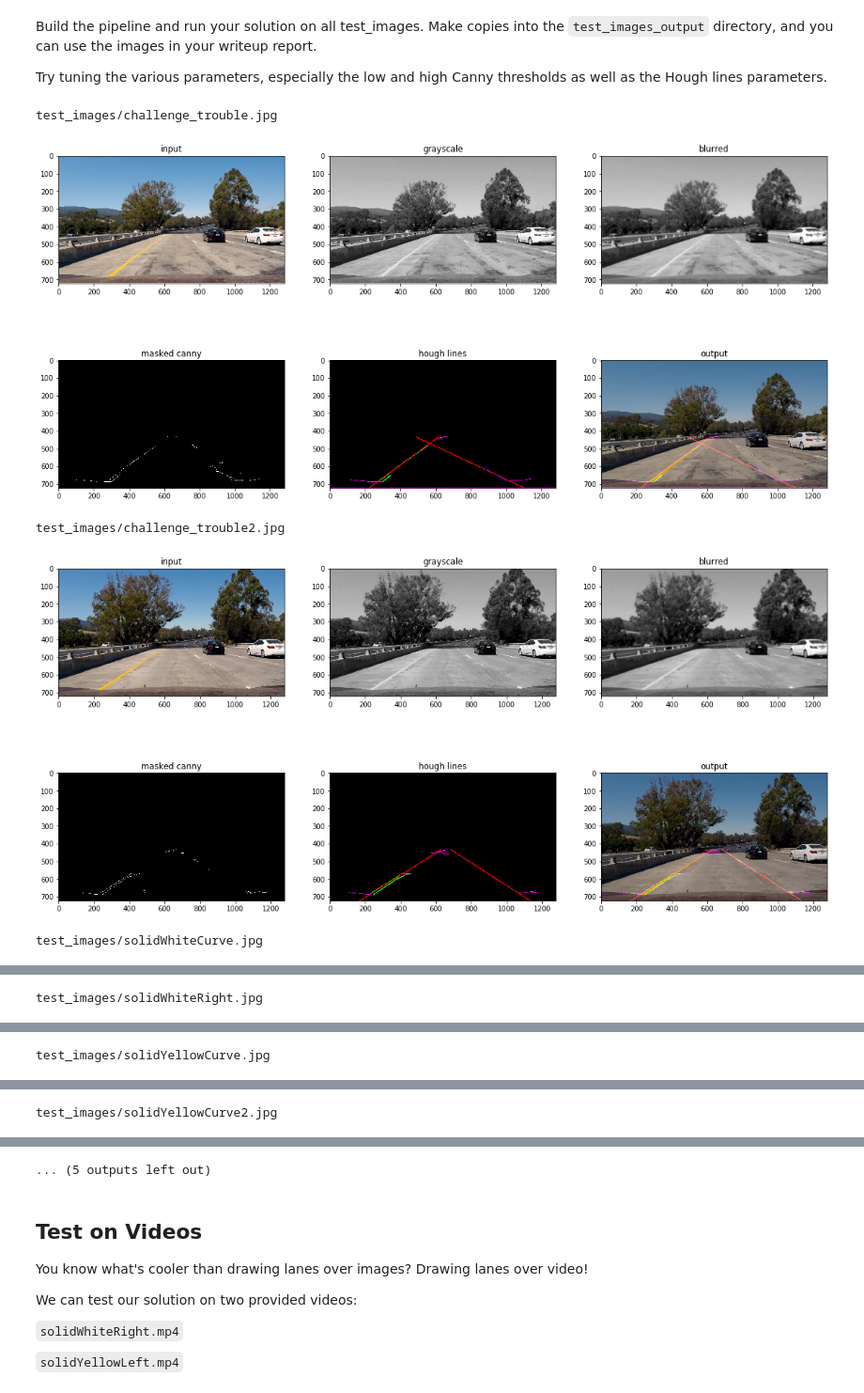
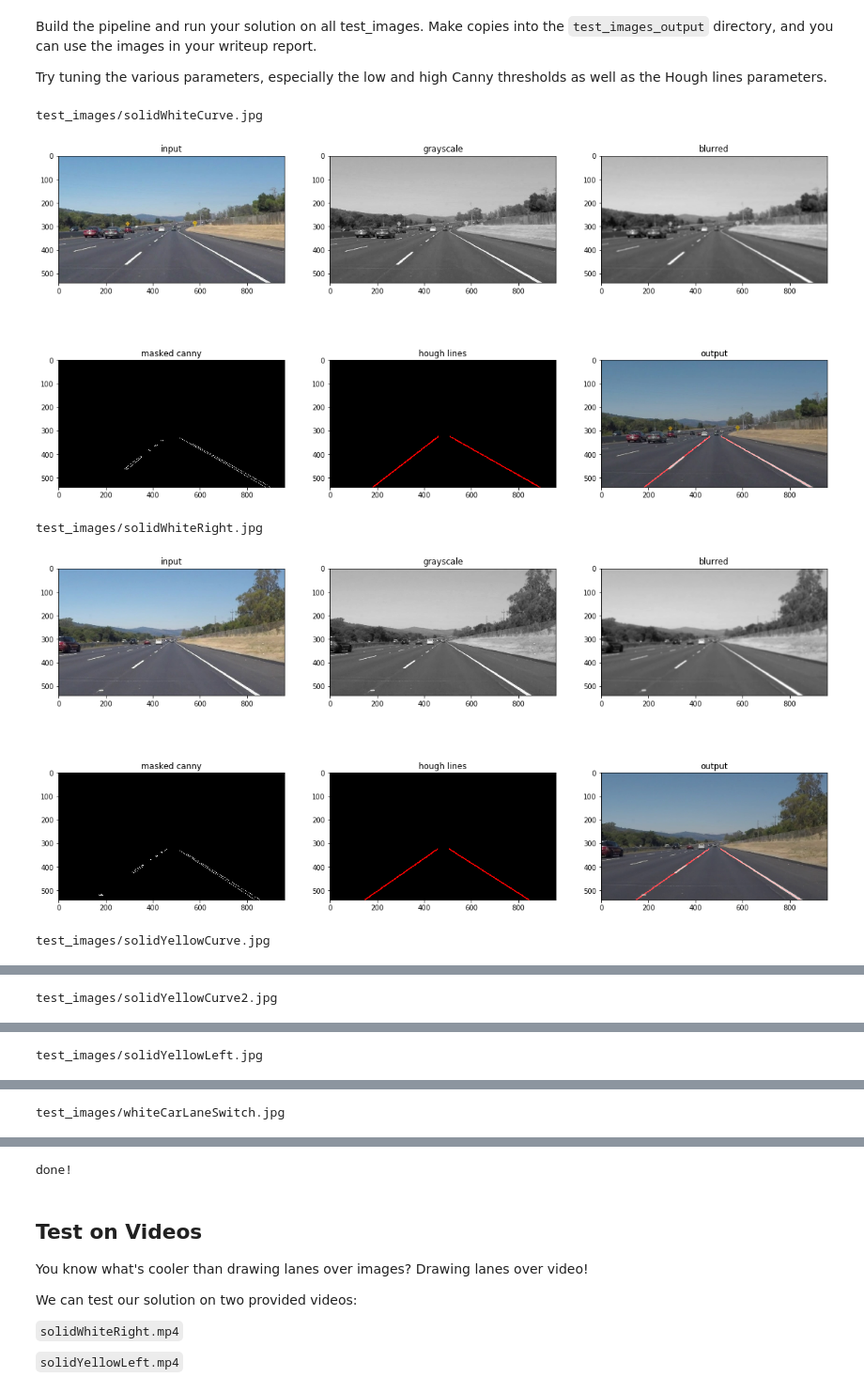
Before and after one commit to dingran/lane-detection, a Jupyter notebook: P1.ipynb, the cells around one changed output, grey strips where cells are left out. Shown at 94% size. Saved outputs shown, nothing was run; the diff lists cells and outputs as text; code cells hidden in the pictures.

Commit message:
Results re-run in non-debug mode, i.e removed aux lane annotation and GOF reporting

```diff
--- a/P1.ipynb
+++ b/P1.ipynb
@@ -133,7 +133,7 @@ def region_of_interest(img, vertices):
     return masked_image
 
 
-def draw_lines(img, lines, color=[255, 0, 0], thickness=4):
+def draw_lines(img, lines, color=[255, 0, 0], thickness=4, debug=False):
     """
     NOTE: this is the function you might want to use as a starting point once you want to
     average/extrapolate the line segments you detect to map out the full
@@ -183,18 +183,21 @@ def draw_lines(img, lines, color=[255, 0, 0], thickness=4):
                 left_y += [y1, y2]
                 ww = (y2-y1)**2 + (x1-x2)**2
                 left_w += [ww, ww]
-                cv2.line(img, (x1, y1), (x2, y2), [0,255,0], thickness)
+                if debug:
+                    cv2.line(img, (x1, y1), (x2, y2), [0,255,0], thickness)
             elif 5> s > 0.4 and 0.5 < x_intercept/max_x < 1.0 and x1 > mid_x*0.9 and x2 > mid_x*0.9:
                 right_x += [x1, x2]
                 right_y += [y1, y2]
                 ww = (y2-y1)**2 + (x1-x2)**2
                 right_w += [ww, ww]
-                cv2.line(img, (x1, y1), (x2, y2), [0,0,255], thickness)
+                if debug:
+                    cv2.line(img, (x1, y1), (x2, y2), [0,0,255], thickness)
             else: # drop outlier
                 # print(s)
                 # print(x_intercept/max_x)
                 # print(x1,y1, x2,y2)
-                cv2.line(img, (x1, y1), (x2, y2), [255,0,255], 2)
+                if debug:
+                    cv2.line(img, (x1, y1), (x2, y2), [255,0,255], 2)
         if len(left_y) >=2:
             left_lane = np.poly1d(np.polyfit(left_y, left_x, 1, w = left_w))
 
@@ -203,7 +206,7 @@ def draw_lines(img, lines, color=[255, 0, 0], thickness=4):
             ssreg = np.sum((yhat-ybar)**2)
             sstot = np.sum((left_x - ybar)**2)
             gof = ssreg / sstot
-            if gof < 0.7:
+            if gof < 0.7 and debug:
                 print('left lane gof:', gof)
             else:
                 min_y = int(img_shape[0]*0.6)
@@ -216,7 +219,7 @@ def draw_lines(img, lines, color=[255, 0, 0], thickness=4):
             ssreg = np.sum((yhat-ybar)**2)
             sstot = np.sum((right_x - ybar)**2)
             gof = ssreg / sstot
-            if gof < 0.7:
+            if gof < 0.7 and debug:
                 print('right lane gof:', gof)
             else:
                 min_y = int(img_shape[0]*0.6)
@@ -330,35 +333,38 @@ def lane_detection_pipeline(input_fname = None, output_fname=None, debug=False):
     line_img = hough_lines(masked_canny, params.rho, params.theta, params.threshold, params.min_line_len, params.max_line_gap)
     if debug:
         plt.subplot(235)
         plt.title('hough lines')
         plt.imshow(line_img)
 
 
     output_img = weighted_img(line_img, image)
     if debug:
         plt.subplot(236)
         plt.title('output')
         plt.imshow(output_img)
 
     mpimg.imsave(output_fname, output_img)
     plt.show()
 
 
 
 import glob
 input_dir = "test_images/"
 output_dir = 'test_images_output/'
 input_files = glob.glob(os.path.join(input_dir, '*.jpg'))
 
 for f in input_files:
+    # skip debug images
+    if 'challenge' in f:
+        continue
     output_f = os.path.join(output_dir, os.path.basename(f))
     print(f)
     lane_detection_pipeline(f, output_f, debug=True)
 
 print('done!')
 # %% [output]
-test_images/challenge_trouble.jpg
+test_images/solidWhiteCurve.jpg
-[figure, old version]
+[figure, new version]
-test_images/challenge_trouble2.jpg
+test_images/solidWhiteRight.jpg
-[figure, old version]
+[figure, new version]
-test_images/solidWhiteCurve.jpg
+test_images/solidYellowCurve.jpg
@@ -366 +372 @@ test_images/solidWhiteCurve.jpg
-test_images/solidWhiteRight.jpg
+test_images/solidYellowCurve2.jpg
@@ -368 +374 @@ test_images/solidWhiteRight.jpg
-test_images/solidYellowCurve.jpg
+test_images/solidYellowLeft.jpg
@@ -370 +376 @@ test_images/solidYellowCurve.jpg
-test_images/solidYellowCurve2.jpg
+test_images/whiteCarLaneSwitch.jpg
@@ -372,4 +378,4 @@ test_images/solidYellowCurve2.jpg
-... (5 outputs left out)
+done!
 # %% [markdown]
 ## Test on Videos
 
```
Also changed, not shown: parts of 4 cells of this notebook, 22 other files.
